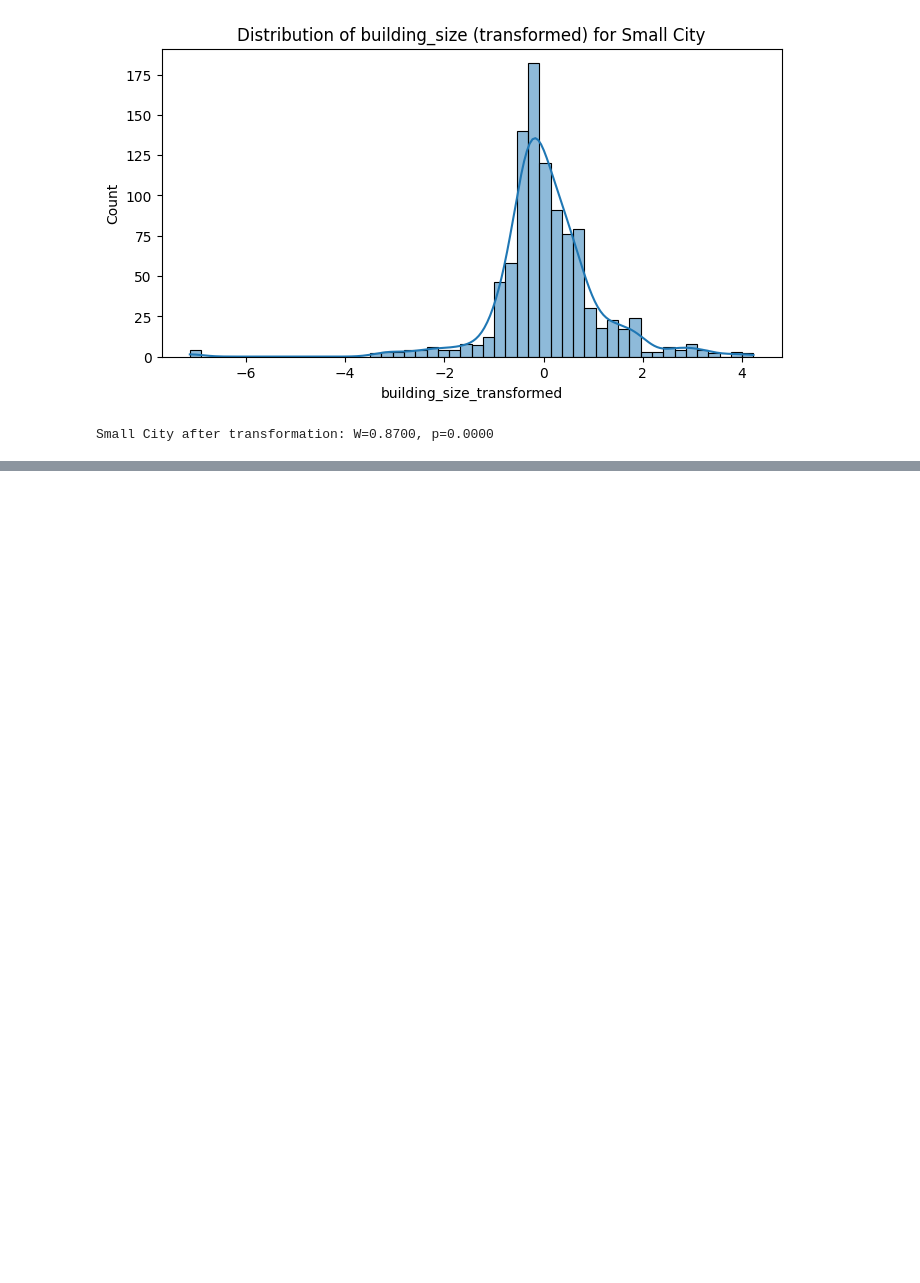
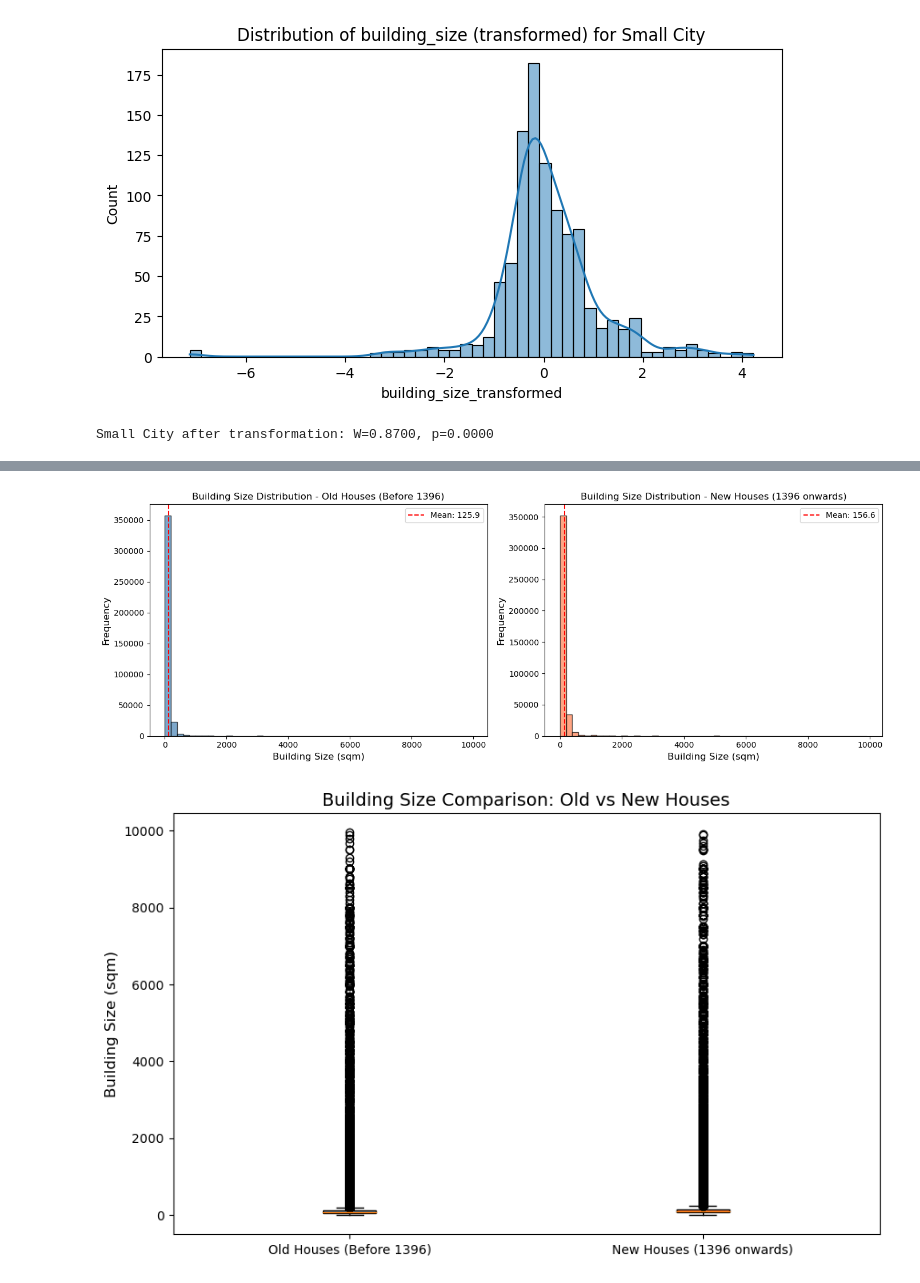
Before and after one commit to Navidbyti/real-estate-ml-project, a Jupyter notebook: 2-Hypothesis/hypothesis-final.ipynb, the cells around one changed output, grey strips where cells are left out. Cells and saved outputs as stored; diff of their text form; code cells hidden in the pictures; blank space fills up the shorter version.

Commit message:
Add hypothesis testing for old vs new house sizes in Persian

```diff
--- a/2-Hypothesis/hypothesis-final.ipynb
+++ b/2-Hypothesis/hypothesis-final.ipynb
@@ -391,0 +482,14 @@ Small City after transformation: W=0.8700, p=0.0000
+# %%
+# تقسیم داده‌ها به دو گروه: قدیمی‌ساخت (قبل از ۱۳۹۶) و جدیدساخت (۱۳۹۶ به بعد)
+OLD_YEAR_THRESHOLD = 1396
+
+df_old_houses = df2_filtered[df2_filtered['construction_year_clean'] < OLD_YEAR_THRESHOLD]
+df_new_houses = df2_filtered[df2_filtered['construction_year_clean'] >= OLD_YEAR_THRESHOLD]
+
+print(f"تعداد خانه‌های قدیمی‌ساخت (قبل از {OLD_YEAR_THRESHOLD}): {len(df_old_houses)}")
+print(f"تعداد خانه‌های جدیدساخت ({OLD_YEAR_THRESHOLD} به بعد): {len(df_new_houses)}")
+
+print(f"\nمیانگین مساحت خانه‌های قدیمی: {df_old_houses['building_size'].mean():.2f} متر مربع")
+print(f"میانگین مساحت خانه‌های جدید: {df_new_houses['building_size'].mean():.2f} متر مربع")
+print(f"\nمیانه مساحت خانه‌های قدیمی: {df_old_houses['building_size'].median():.2f} متر مربع")
+print(f"میانه مساحت خانه‌های جدید: {df_new_houses['building_size'].median():.2f} متر مربع")
@@ -391,0 +505,35 @@ Small City after transformation: W=0.8700, p=0.0000
+# %%
+# Plot building size distribution for both groups
+fig, axes = plt.subplots(1, 2, figsize=(14, 5))
+
+# Histogram for old houses
+axes[0].hist(df_old_houses['building_size'], bins=50, alpha=0.7, color='steelblue', edgecolor='black')
+axes[0].set_xlabel('Building Size (sqm)', fontsize=12)
+axes[0].set_ylabel('Frequency', fontsize=12)
+axes[0].set_title(f'Building Size Distribution - Old Houses (Before {OLD_YEAR_THRESHOLD})', fontsize=12)
+axes[0].axvline(df_old_houses['building_size'].mean(), color='red', linestyle='--', label=f'Mean: {df_old_houses["building_size"].mean():.1f}')
+axes[0].legend()
+
+# Histogram for new houses
+axes[1].hist(df_new_houses['building_size'], bins=50, alpha=0.7, color='coral', edgecolor='black')
+axes[1].set_xlabel('Building Size (sqm)', fontsize=12)
+axes[1].set_ylabel('Frequency', fontsize=12)
+axes[1].set_title(f'Building Size Distribution - New Houses ({OLD_YEAR_THRESHOLD} onwards)', fontsize=12)
+axes[1].axvline(df_new_houses['building_size'].mean(), color='red', linestyle='--', label=f'Mean: {df_new_houses["building_size"].mean():.1f}')
+axes[1].legend()
+
+plt.tight_layout()
+plt.show()
+
+# Boxplot comparison
+plt.figure(figsize=(10, 6))
+data_to_plot = [df_old_houses['building_size'], df_new_houses['building_size']]
+bp = plt.boxplot(data_to_plot, labels=['Old Houses (Before 1396)', 'New Houses (1396 onwards)'], patch_artist=True)
+bp['boxes'][0].set_facecolor('steelblue')
+bp['boxes'][1].set_facecolor('coral')
+plt.ylabel('Building Size (sqm)', fontsize=12)
+plt.title('Building Size Comparison: Old vs New Houses', fontsize=14)
+plt.show()
+# %% [output]
+[figure, added]
+[figure, added]
```
Also changed, not shown: parts of 17 cells of this notebook.
